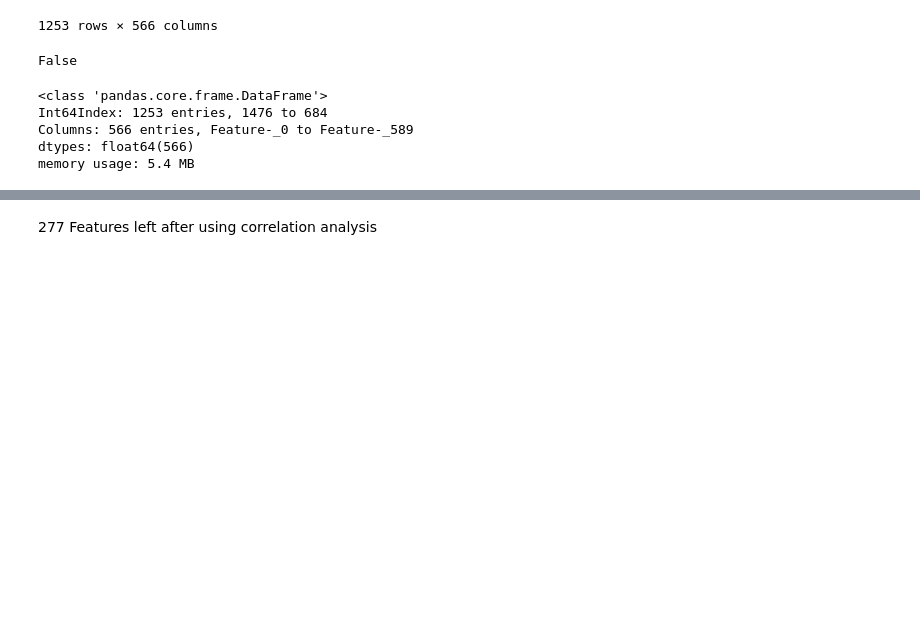
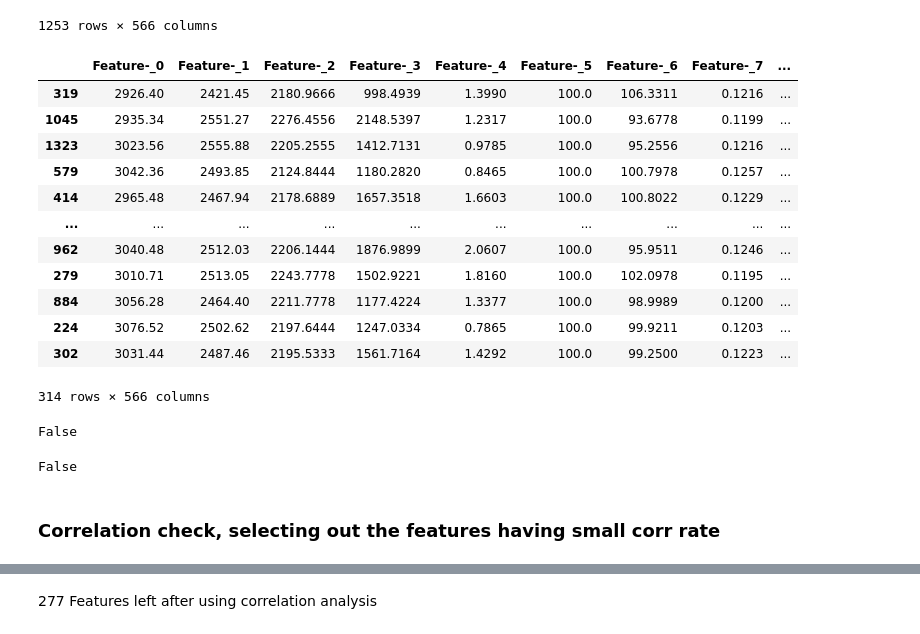
Before and after one commit to ZhitingDu/Machine-Learning, a Jupyter notebook: Secom.ipynb, the cells around one changed output, grey strips where cells are left out. Saved outputs shown, nothing was run; the diff lists cells and outputs as text; code cells hidden in the pictures; blank space fills up the shorter version.

```diff
--- a/Secom.ipynb
+++ b/Secom.ipynb
@@ -259,3 +260,7 @@ train_na = df[df>55]
 train_na.shape
 # %% [output]
 (24,)
+# %%
+test_na=X_test.isna().sum()*100/X_test.shape[0]
+test_na = df[df>55]
+test_na.shape
@@ -296,19 +308,38 @@ X_train
 | 559 | 3072.99 | 2471.62 | 2126.6555 | 1015.0770 | 1.4381 | 100.0 | 102.4733 | 0.1255 | ... |
 | 684 | 2960.65 | 2442.71 | 2159.0556 | 1084.3779 | 0.8184 | 100.0 | 100.7056 | 0.1249 | ... |
 1253 rows × 566 columns
+# %%
+# missing value imputation method
+# fill the data of the columns having less missing valeus percentage
+#strategy : latest information available
+X_test.fillna(method='ffill', inplace=True)
+X_test.fillna(method='bfill', inplace=True)
+X_test
+# %% [output]
+|  | Feature-_0 | Feature-_1 | Feature-_2 | Feature-_3 | Feature-_4 | Feature-_5 | Feature-_6 | Feature-_7 | ... |
+| 319 | 2926.40 | 2421.45 | 2180.9666 | 998.4939 | 1.3990 | 100.0 | 106.3311 | 0.1216 | ... |
+| 1045 | 2935.34 | 2551.27 | 2276.4556 | 2148.5397 | 1.2317 | 100.0 | 93.6778 | 0.1199 | ... |
+| 1323 | 3023.56 | 2555.88 | 2205.2555 | 1412.7131 | 0.9785 | 100.0 | 95.2556 | 0.1216 | ... |
+| 579 | 3042.36 | 2493.85 | 2124.8444 | 1180.2820 | 0.8465 | 100.0 | 100.7978 | 0.1257 | ... |
+| 414 | 2965.48 | 2467.94 | 2178.6889 | 1657.3518 | 1.6603 | 100.0 | 100.8022 | 0.1229 | ... |
+| ... | ... | ... | ... | ... | ... | ... | ... | ... | ... |
+| 962 | 3040.48 | 2512.03 | 2206.1444 | 1876.9899 | 2.0607 | 100.0 | 95.9511 | 0.1246 | ... |
+| 279 | 3010.71 | 2513.05 | 2243.7778 | 1502.9221 | 1.8160 | 100.0 | 102.0978 | 0.1195 | ... |
+| 884 | 3056.28 | 2464.40 | 2211.7778 | 1177.4224 | 1.3377 | 100.0 | 98.9989 | 0.1200 | ... |
+| 224 | 3076.52 | 2502.62 | 2197.6444 | 1247.0334 | 0.7865 | 100.0 | 99.9211 | 0.1203 | ... |
+| 302 | 3031.44 | 2487.46 | 2195.5333 | 1561.7164 | 1.4292 | 100.0 | 99.2500 | 0.1223 | ... |
+314 rows × 566 columns
 # %%
 # check the result,good, no null values
 X_train.isnull().values.any()
 # %% [output]
 False
-# %%
-X_train.info()
-# %% [output]
-<class 'pandas.core.frame.DataFrame'>
-Int64Index: 1253 entries, 1476 to 684
-Columns: 566 entries, Feature-_0 to Feature-_589
-dtypes: float64(566)
-memory usage: 5.4 MB
+# %%
+X_test.isnull().values.any()
+# %% [output]
+False
+# %% [markdown]
+### Correlation check, selecting out the features having small corr rate
 # %%
 # identify important features , reduce the unneed features
 # correlation analysis
```
Also changed, not shown: parts of 32 cells of this notebook.
